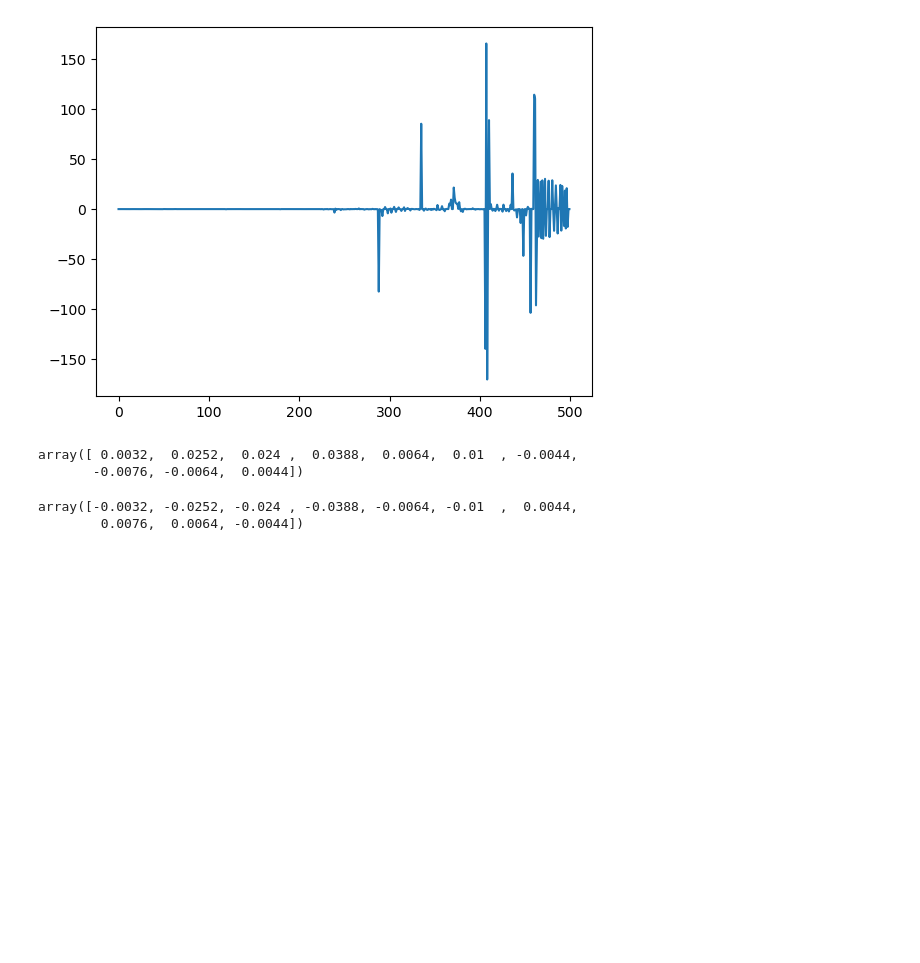
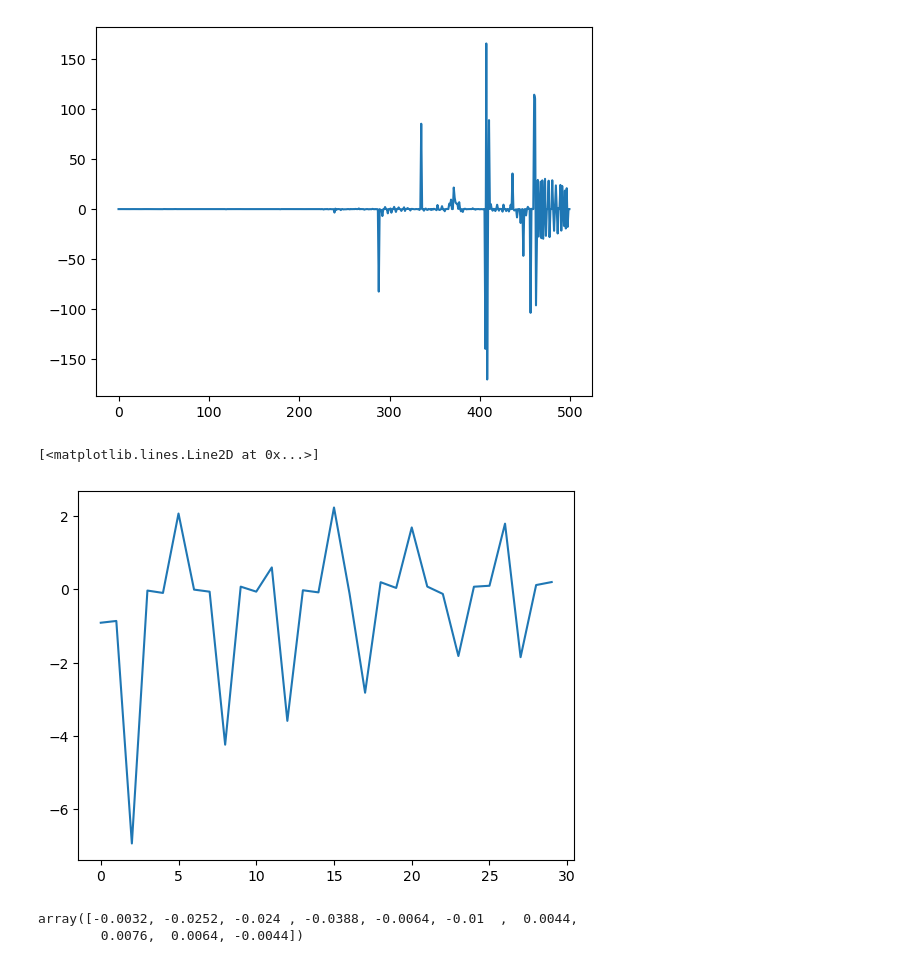
Before and after one commit to dream-team-nadia-woody/epilator, a Jupyter notebook: drafts/cross_zero.ipynb, the cells around one changed output. Cells and saved outputs as stored; diff of their text form; code cells hidden in the pictures; blank space fills up the shorter version.

```diff
--- a/cross_zero.ipynb
+++ b/drafts/cross_zero.ipynb
@@ -27,11 +27,11 @@ plt.plot(v[:500])
 # %% [output]
 [<matplotlib.lines.Line2D at 0x...>]
 [figure]
-# %%
-v[:10]
-# %% [output]
-array([ 0.0032,  0.0252,  0.024 ,  0.0388,  0.0064,  0.01  , -0.0044,
-       -0.0076, -0.0064,  0.0044])
+# %%
+plt.plot(v[290:320])
+# %% [output]
+[<matplotlib.lines.Line2D at 0x...>]
+[figure, added]
 # %%
 v1 = pr.get_lightness_difference1('videos/Banned Pokemon Seizure Scene.mp4')
 # %%
```
Also changed, not shown: parts of 31 cells of this notebook.
